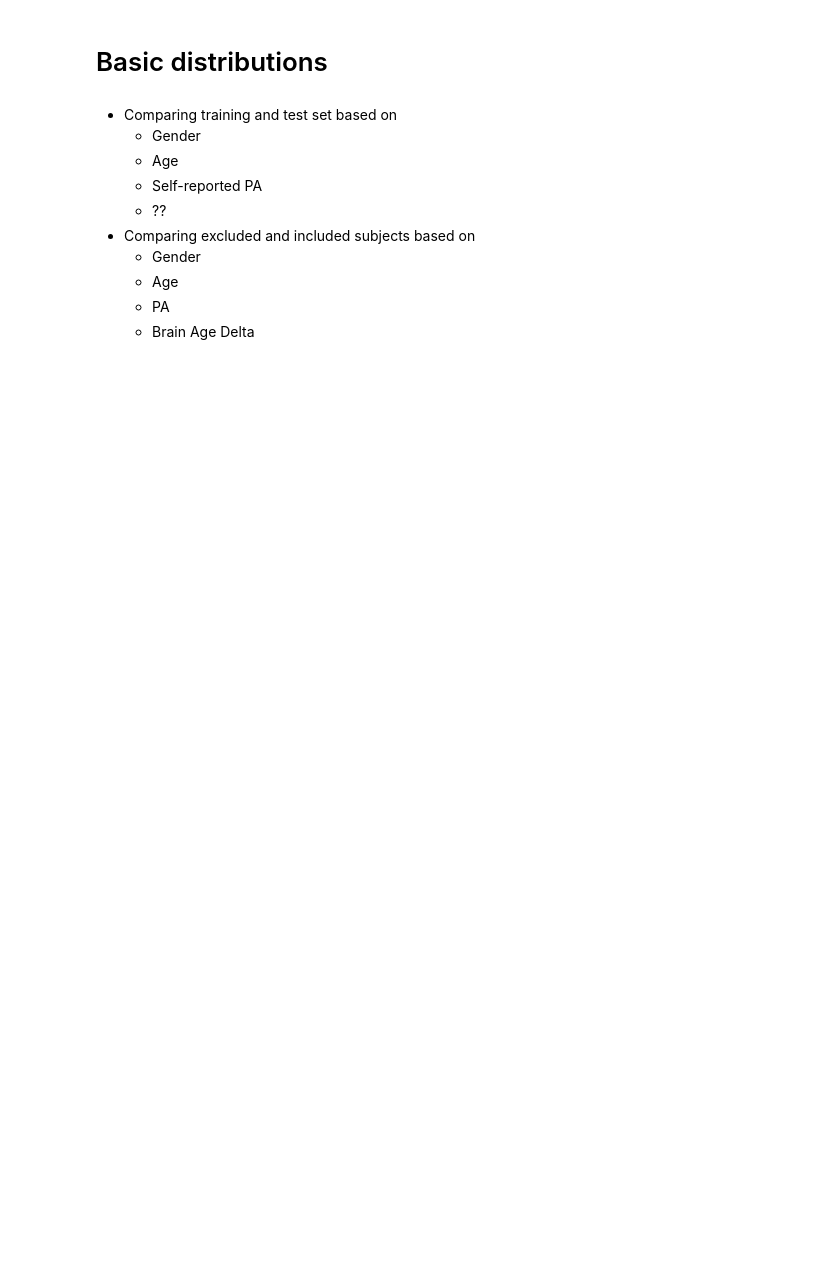
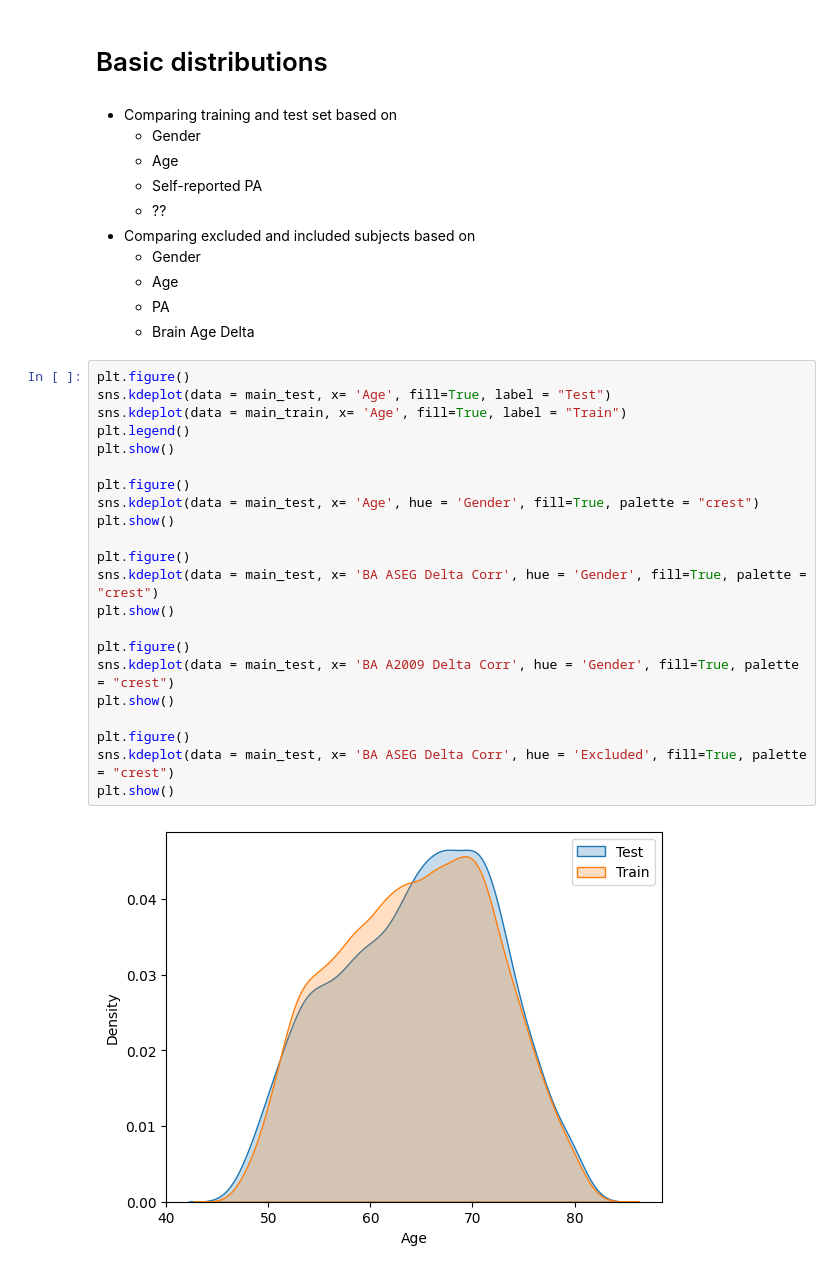
Before and after one commit to ivychad/Hanna, a Jupyter notebook: 4 Analysis.ipynb, the cells around one changed output. Saved outputs shown, nothing was run; the diff lists cells and outputs as text; blank space fills up the shorter version.

```diff
--- a/4 Analysis.ipynb
+++ b/4 Analysis.ipynb
@@ -32,3 +47,27 @@ main_train = pd.DataFrame(main_train)
     - Age
     - PA
     - Brain Age Delta
+# %%
+plt.figure()
+sns.kdeplot(data = main_test, x= 'Age', fill=True, label = "Test")
+sns.kdeplot(data = main_train, x= 'Age', fill=True, label = "Train")
+plt.legend()
+plt.show()
+
+plt.figure()
+sns.kdeplot(data = main_test, x= 'Age', hue = 'Gender', fill=True, palette = "crest")
+plt.show()
+
+plt.figure()
+sns.kdeplot(data = main_test, x= 'BA ASEG Delta Corr', hue = 'Gender', fill=True, palette = "crest")
+plt.show()
+
+plt.figure()
+sns.kdeplot(data = main_test, x= 'BA A2009 Delta Corr', hue = 'Gender', fill=True, palette = "crest")
+plt.show()
+
+plt.figure()
+sns.kdeplot(data = main_test, x= 'BA ASEG Delta Corr', hue = 'Excluded', fill=True, palette = "crest")
+plt.show()
+# %% [output]
+[figure, added]
```
Also changed, not shown: parts of 11 cells of this notebook, 3 other files.
